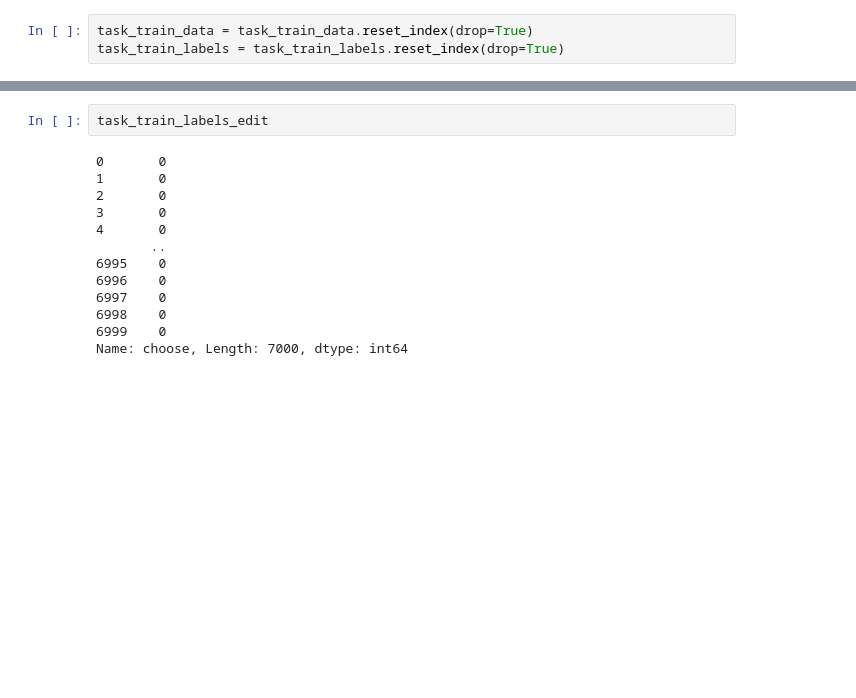
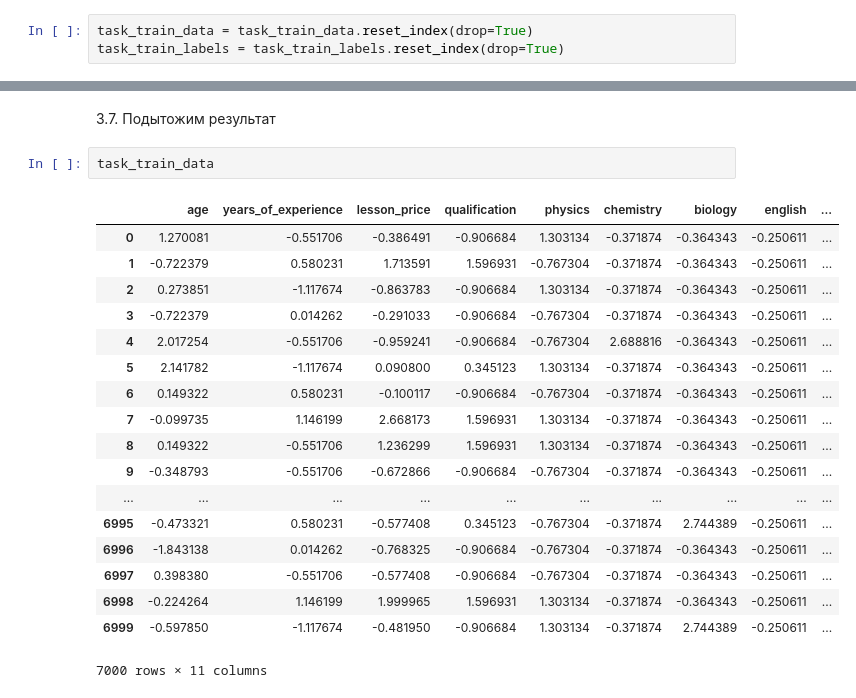
Before and after one commit to SeredinGs/algorithms, a Jupyter notebook: course/Final.ipynb, the cells around one changed output, grey strips where cells are left out. Cells and saved outputs as stored; diff of their text form; blank space fills up the shorter version.

```diff
--- a/course/Final.ipynb
+++ b/course/Final.ipynb
@@ -325,15 +340,23 @@ task_train_data_edit
-# %%
-task_train_labels_edit
-# %% [output]
-0       0
-1       0
-2       0
-3       0
-4       0
-       ..
-6995    0
-6996    0
-6997    0
-6998    0
-6999    0
-Name: choose, Length: 7000, dtype: int64
+# %% [markdown]
+3.7. Подытожим результат
+# %%
+task_train_data
+# %% [output]
+|  | age | years_of_experience | lesson_price | qualification | physics | chemistry | biology | english | ... |
+| 0 | 1.270081 | -0.551706 | -0.386491 | -0.906684 | 1.303134 | -0.371874 | -0.364343 | -0.250611 | ... |
+| 1 | -0.722379 | 0.580231 | 1.713591 | 1.596931 | -0.767304 | -0.371874 | -0.364343 | -0.250611 | ... |
+| 2 | 0.273851 | -1.117674 | -0.863783 | -0.906684 | 1.303134 | -0.371874 | -0.364343 | -0.250611 | ... |
+| 3 | -0.722379 | 0.014262 | -0.291033 | -0.906684 | -0.767304 | -0.371874 | -0.364343 | -0.250611 | ... |
+| 4 | 2.017254 | -0.551706 | -0.959241 | -0.906684 | -0.767304 | 2.688816 | -0.364343 | -0.250611 | ... |
+| 5 | 2.141782 | -1.117674 | 0.090800 | 0.345123 | 1.303134 | -0.371874 | -0.364343 | -0.250611 | ... |
+| 6 | 0.149322 | 0.580231 | -0.100117 | -0.906684 | -0.767304 | -0.371874 | -0.364343 | -0.250611 | ... |
+| 7 | -0.099735 | 1.146199 | 2.668173 | 1.596931 | 1.303134 | -0.371874 | -0.364343 | -0.250611 | ... |
+| 8 | 0.149322 | -0.551706 | 1.236299 | 1.596931 | 1.303134 | -0.371874 | -0.364343 | -0.250611 | ... |
+| 9 | -0.348793 | -0.551706 | -0.672866 | -0.906684 | -0.767304 | -0.371874 | -0.364343 | -0.250611 | ... |
+| ... | ... | ... | ... | ... | ... | ... | ... | ... | ... |
+| 6995 | -0.473321 | 0.580231 | -0.577408 | 0.345123 | -0.767304 | -0.371874 | 2.744389 | -0.250611 | ... |
+| 6996 | -1.843138 | 0.014262 | -0.768325 | -0.906684 | -0.767304 | -0.371874 | -0.364343 | -0.250611 | ... |
+| 6997 | 0.398380 | -0.551706 | -0.577408 | -0.906684 | -0.767304 | -0.371874 | -0.364343 | -0.250611 | ... |
+| 6998 | -0.224264 | 1.146199 | 1.999965 | 1.596931 | 1.303134 | -0.371874 | -0.364343 | -0.250611 | ... |
+| 6999 | -0.597850 | -1.117674 | -0.481950 | -0.906684 | 1.303134 | -0.371874 | 2.744389 | -0.250611 | ... |
+7000 rows × 11 columns
```
Also changed, not shown: parts of 47 cells of this notebook, 1 other file.
